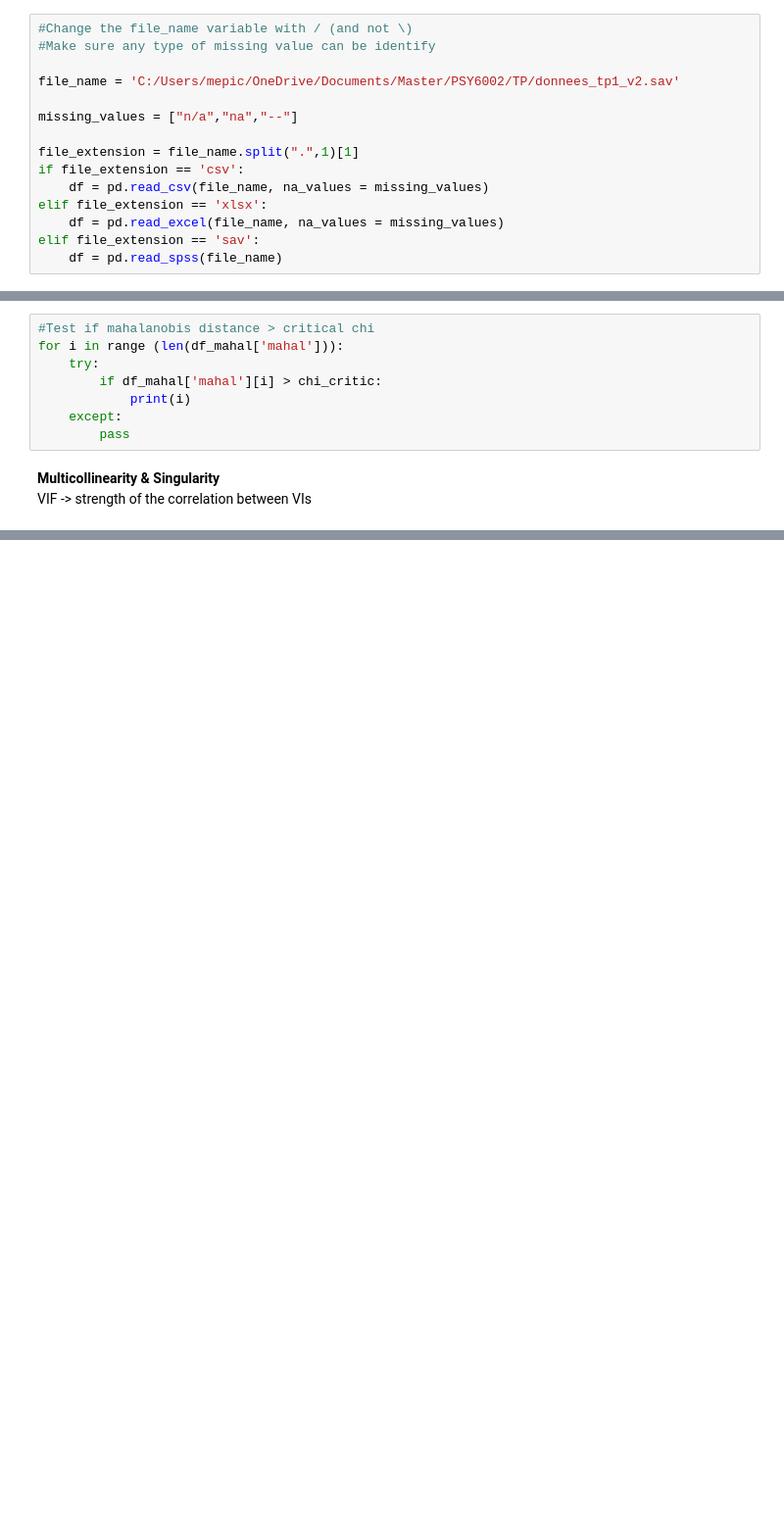
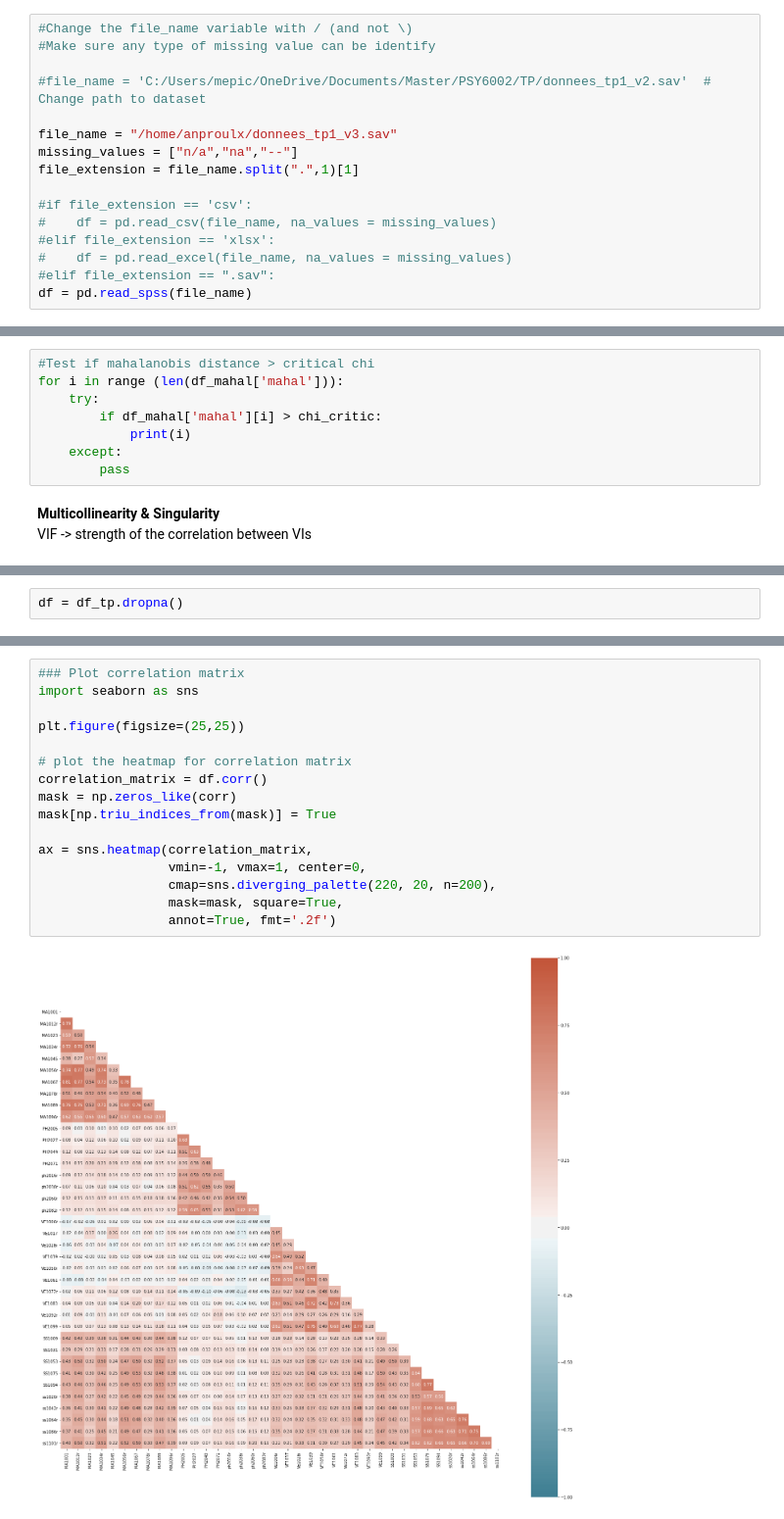
Before and after one commit to anproulx/PSY-6002, a Jupyter notebook: scripts/AssumptionsCheck.ipynb, the cells around one changed output, grey strips where cells are left out. Shown at 98% size. Cells and saved outputs as stored; diff of their text form; blank space fills up the shorter version.

```diff
--- a/scripts/AssumptionsCheck.ipynb
+++ b/scripts/AssumptionsCheck.ipynb
@@ -32,17 +36,18 @@ pd.set_option("display.max_rows", None, "display.max_columns", None)
 #Change the file_name variable with / (and not \)
 #Make sure any type of missing value can be identify
 
-file_name = 'C:/Users/mepic/OneDrive/Documents/Master/PSY6002/TP/donnees_tp1_v2.sav'
+#file_name = 'C:/Users/mepic/OneDrive/Documents/Master/PSY6002/TP/donnees_tp1_v2.sav'  # Change path to dataset
 
+file_name = "/home/anproulx/donnees_tp1_v3.sav"
 missing_values = ["n/a","na","--"]
+file_extension = file_name.split(".",1)[1]
 
-file_extension = file_name.split(".",1)[1]
-if file_extension == 'csv':
-    df = pd.read_csv(file_name, na_values = missing_values)
-elif file_extension == 'xlsx':
-    df = pd.read_excel(file_name, na_values = missing_values)
-elif file_extension == 'sav':
-    df = pd.read_spss(file_name)
+#if file_extension == 'csv':
+#    df = pd.read_csv(file_name, na_values = missing_values)
+#elif file_extension == 'xlsx':
+#    df = pd.read_excel(file_name, na_values = missing_values)
+#elif file_extension == ".sav":
+df = pd.read_spss(file_name)
 # %% [markdown]
 <b>Accuracy of Data File</b>
 <br>Check for possible duplicated rows
@@ -366,0 +430,2 @@ print(vif_data)
+# %%
+df = df_tp.dropna()
@@ -366,0 +454,18 @@ print(vif_data)
+# %%
+### Plot correlation matrix
+import seaborn as sns
+
+plt.figure(figsize=(25,25))
+
+# plot the heatmap for correlation matrix
+correlation_matrix = df.corr()
+mask = np.zeros_like(corr)
+mask[np.triu_indices_from(mask)] = True
+
+ax = sns.heatmap(correlation_matrix,
+                 vmin=-1, vmax=1, center=0,
+                 cmap=sns.diverging_palette(220, 20, n=200),
+                 mask=mask, square=True,
+                 annot=True, fmt='.2f')
+# %% [output]
+[figure, added]
```
Also changed, not shown: parts of 60 cells of this notebook.
